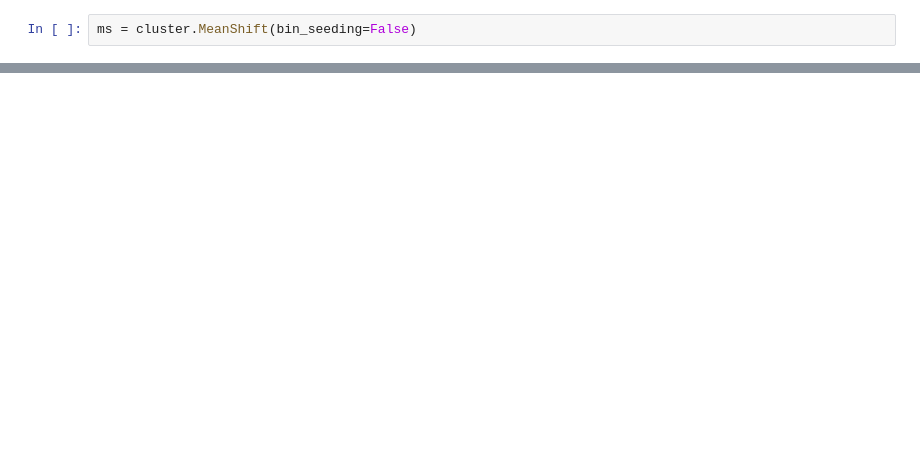
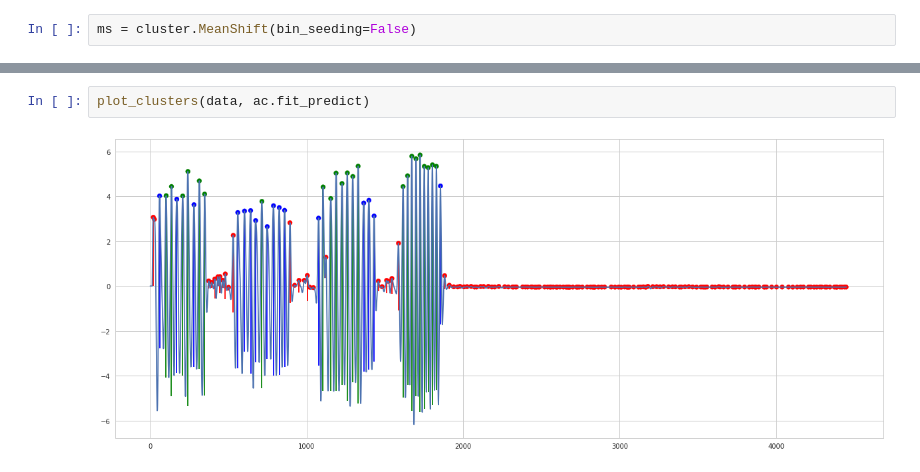
Before and after one commit to pdkit/pdkit, a Jupyter notebook: notebooks/clustering_algorithms.ipynb, the cells around one changed output, grey strips where cells are left out. Cells and saved outputs as stored; diff of their text form; blank space fills up the shorter version.

```diff
--- a/notebooks/clustering_algorithms.ipynb
+++ b/notebooks/clustering_algorithms.ipynb
@@ -70,0 +73,4 @@ gmm = mixture.GaussianMixture(
+# %%
+plot_clusters(data, ac.fit_predict)
+# %% [output]
+[figure, added]
```
Also changed, not shown: parts of 19 cells of this notebook, 8 other files.
